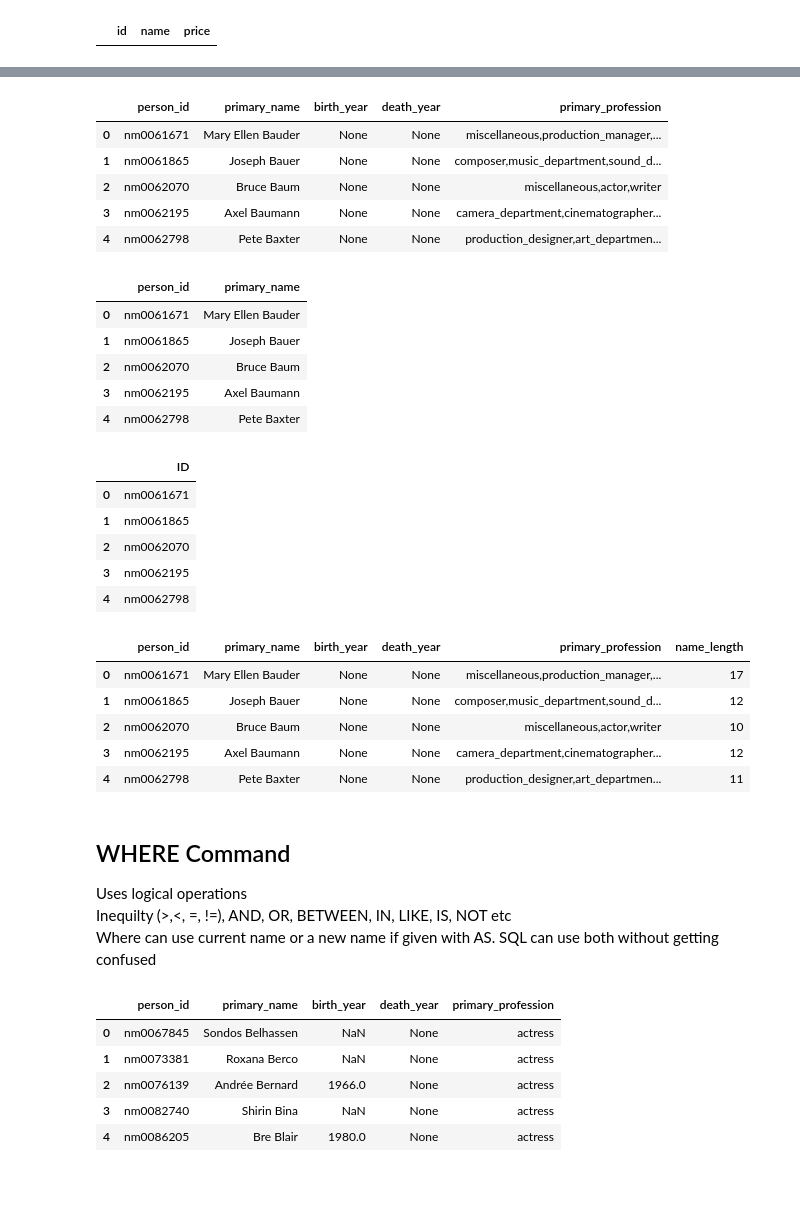
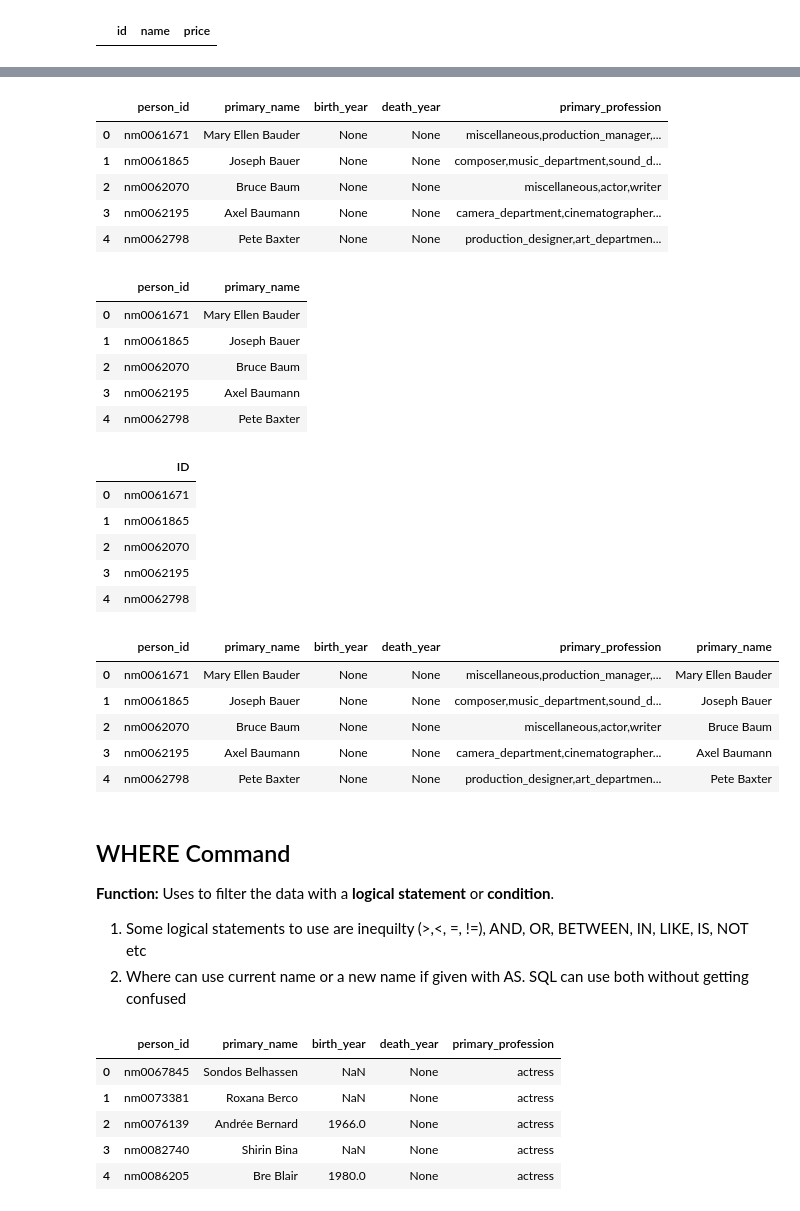
Before and after one commit to Tommyphung1/Master-Notebook-Experiments, a Jupyter notebook: main_notebook.ipynb, the cells around one changed output, grey strips where cells are left out. Cells and saved outputs as stored; diff of their text form; code cells hidden in the pictures; blank space fills up the shorter version.

```diff
--- a/main_notebook.ipynb
+++ b/main_notebook.ipynb
@@ -99,45 +105,45 @@ SQLite allows tableName.columnName
 # %%
 # Select all columns from the table, persons
 display(pd.read_sql('''SELECT * FROM persons LIMIT 5;''',conn ))
 
 # Select all ID and Name from the table, persons
 display(pd.read_sql('''SELECT person_id, primary_name FROM persons LIMIT 5;''',conn ))
 
 # Select person ID and rename to ID from the table, persons
 display(pd.read_sql('''SELECT person_id AS ID FROM persons LIMIT 5;''',conn ))
 
 # Select all data AND add a new columnd with name length from the table, persons
-display(pd.read_sql('''SELECT * , length(primary_name) AS name_length FROM persons LIMIT 5;''',conn ))
+display(pd.read_sql('''SELECT * , primary_name FROM persons LIMIT 5;''',conn ))
 # %% [output]
 |  | person_id | primary_name | birth_year | death_year | primary_profession |
 | 0 | nm0061671 | Mary Ellen Bauder | None | None | miscellaneous,production_manager,... |
 | 1 | nm0061865 | Joseph Bauer | None | None | composer,music_department,sound_d... |
 | 2 | nm0062070 | Bruce Baum | None | None | miscellaneous,actor,writer |
 | 3 | nm0062195 | Axel Baumann | None | None | camera_department,cinematographer... |
 | 4 | nm0062798 | Pete Baxter | None | None | production_designer,art_departmen... |
 |  | person_id | primary_name |
 | 0 | nm0061671 | Mary Ellen Bauder |
 | 1 | nm0061865 | Joseph Bauer |
 | 2 | nm0062070 | Bruce Baum |
 | 3 | nm0062195 | Axel Baumann |
 | 4 | nm0062798 | Pete Baxter |
 |  | ID |
 | 0 | nm0061671 |
 | 1 | nm0061865 |
 | 2 | nm0062070 |
 | 3 | nm0062195 |
 | 4 | nm0062798 |
-|  | person_id | primary_name | birth_year | death_year | primary_profession | name_length |
-| 0 | nm0061671 | Mary Ellen Bauder | None | None | miscellaneous,production_manager,... | 17 |
-| 1 | nm0061865 | Joseph Bauer | None | None | composer,music_department,sound_d... | 12 |
-| 2 | nm0062070 | Bruce Baum | None | None | miscellaneous,actor,writer | 10 |
-| 3 | nm0062195 | Axel Baumann | None | None | camera_department,cinematographer... | 12 |
-| 4 | nm0062798 | Pete Baxter | None | None | production_designer,art_departmen... | 11 |
+|  | person_id | primary_name | birth_year | death_year | primary_profession | primary_name |
+| 0 | nm0061671 | Mary Ellen Bauder | None | None | miscellaneous,production_manager,... | Mary Ellen Bauder |
+| 1 | nm0061865 | Joseph Bauer | None | None | composer,music_department,sound_d... | Joseph Bauer |
+| 2 | nm0062070 | Bruce Baum | None | None | miscellaneous,actor,writer | Bruce Baum |
+| 3 | nm0062195 | Axel Baumann | None | None | camera_department,cinematographer... | Axel Baumann |
+| 4 | nm0062798 | Pete Baxter | None | None | production_designer,art_departmen... | Pete Baxter |
 # %% [markdown]
 ## WHERE Command
-Uses logical operations <br>
-Inequilty (>,<, =, !=), AND, OR, BETWEEN, IN, LIKE, IS, NOT etc <br>
-Where can use current name or a new name if given with AS. SQL can use both without getting confused <BR>
+**Function:** Uses to filter the data with a **logical statement** or **condition**.
+1. Some logical statements to use are inequilty (>,<, =, !=), AND, OR, BETWEEN, IN, LIKE, IS, NOT etc <br>
+2. Where can use current name or a new name if given with AS. SQL can use both without getting confused <BR>
 # %%
 # Select all actresses from the table, persons
 display(pd.read_sql('''
```
Also changed, not shown: parts of 7 cells of this notebook.
